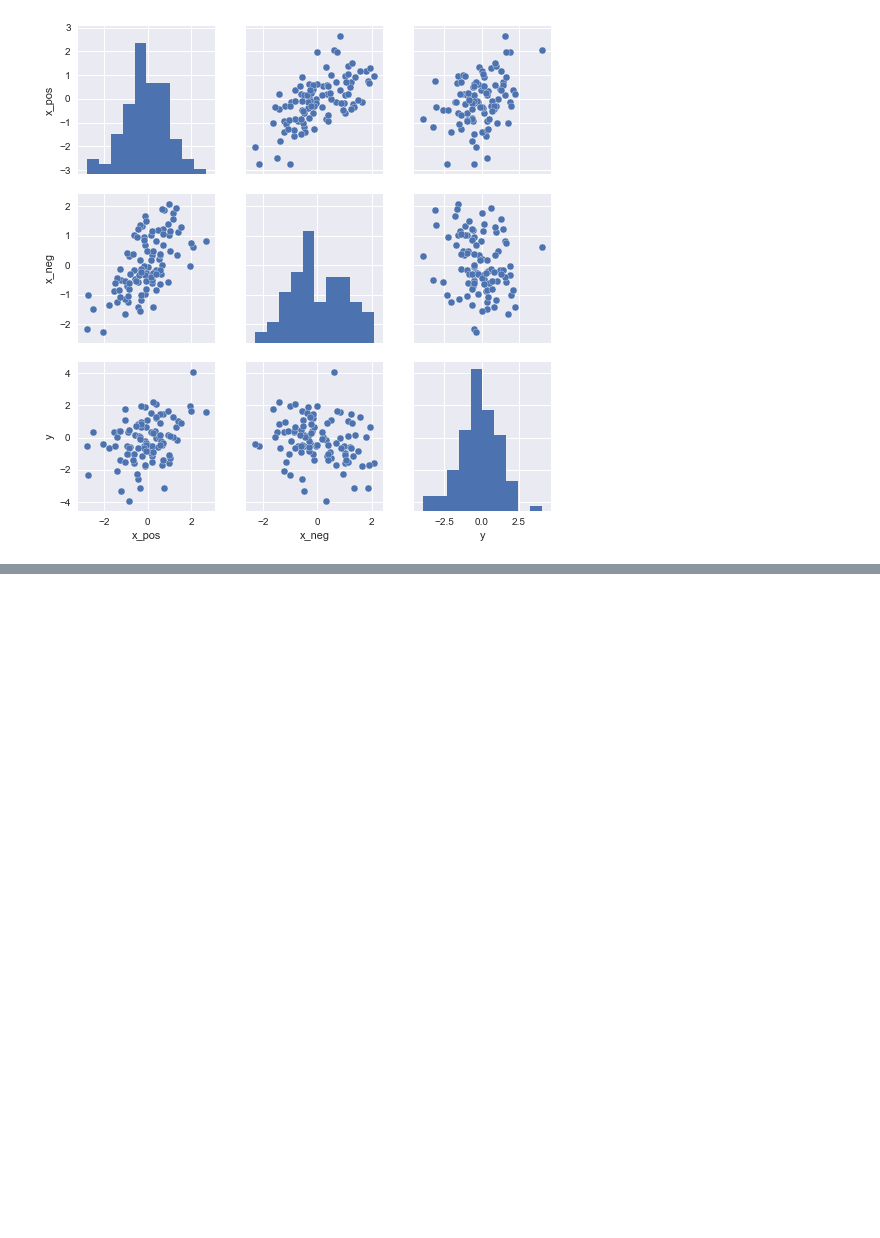
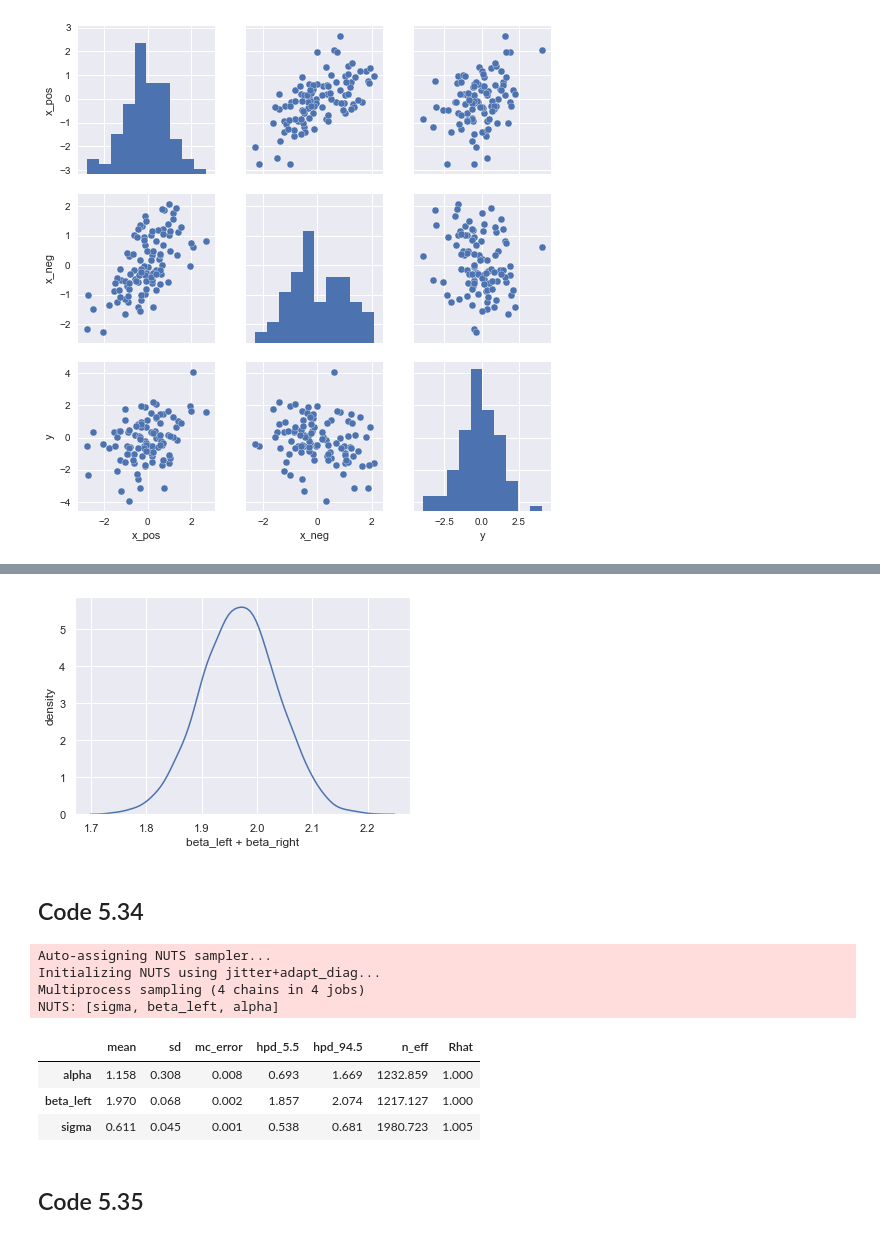
Before and after one commit to jkelley7/stat_rethinking, a Jupyter notebook: Chapter_5.ipynb, the cells around one changed output, grey strips where cells are left out. Saved outputs shown, nothing was run; the diff lists cells and outputs as text; code cells hidden in the pictures; blank space fills up the shorter version.

```diff
--- a/Chapter_5.ipynb
+++ b/Chapter_5.ipynb
@@ -565,0 +632,33 @@ plt.show()
+# %%
+sum_blbr = trace58['beta_left'] + trace58['beta_right']
+sns.kdeplot(sum_blbr)
+plt.xlabel('beta_left + beta_right')
+plt.ylabel('density')
+plt.show()
+# %% [output]
+[figure, added]
+# %% [markdown]
+## Code 5.34
+# %%
+with pm.Model() as m59:
+    alpha = pm.Normal('alpha', 10, 100)
+    bl = pm.Normal('beta_left', 2, 10)
+    sigma = pm.Uniform('sigma', lower = 0 , upper = 10)
+    mu = pm.Deterministic('mu', alpha + bl*d.leg_left.values)
+    height = pm.Normal('height',mu, sigma, observed =d.height.values)
+    trace59 = pm.sample(draws = 1000, tune = 1000)
+# %% [output]
+Auto-assigning NUTS sampler...
+Initializing NUTS using jitter+adapt_diag...
+Multiprocess sampling (4 chains in 4 jobs)
+NUTS: [sigma, beta_left, alpha]
+# %%
+varnames_59 = ['alpha','beta_left','sigma']
+pm.summary(trace59, var_names=varnames_59, alpha = .11).round(3)
+# %% [output]
+|  | mean | sd | mc_error | hpd_5.5 | hpd_94.5 | n_eff | Rhat |
+| alpha | 1.158 | 0.308 | 0.008 | 0.693 | 1.669 | 1232.859 | 1.000 |
+| beta_left | 1.970 | 0.068 | 0.002 | 1.857 | 2.074 | 1217.127 | 1.000 |
+| sigma | 0.611 | 0.045 | 0.001 | 0.538 | 0.681 | 1980.723 | 1.005 |
+# %% [markdown]
+## Code 5.35
```
Also changed, not shown: parts of 21 cells of this notebook.
